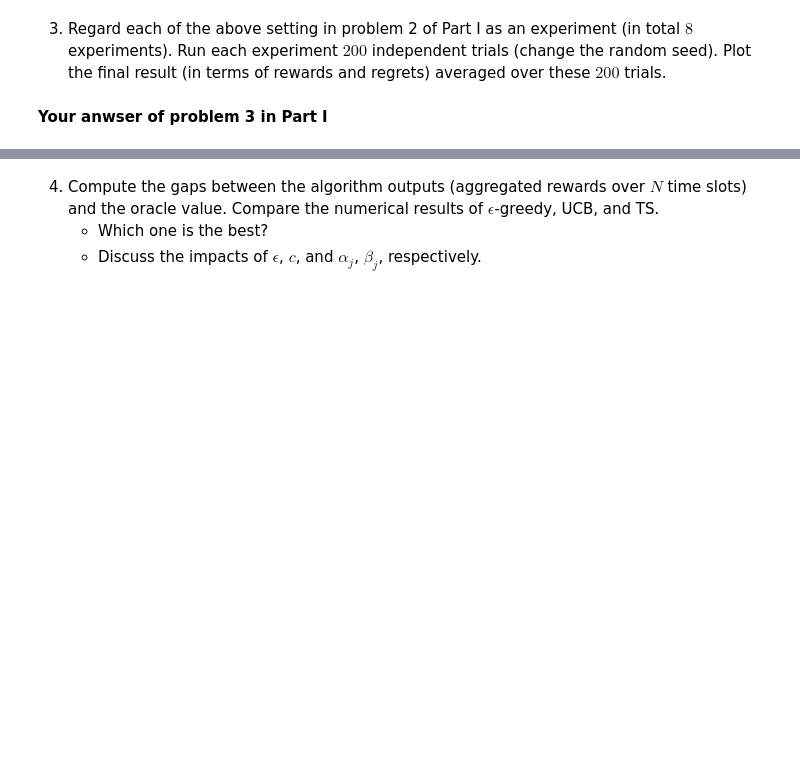
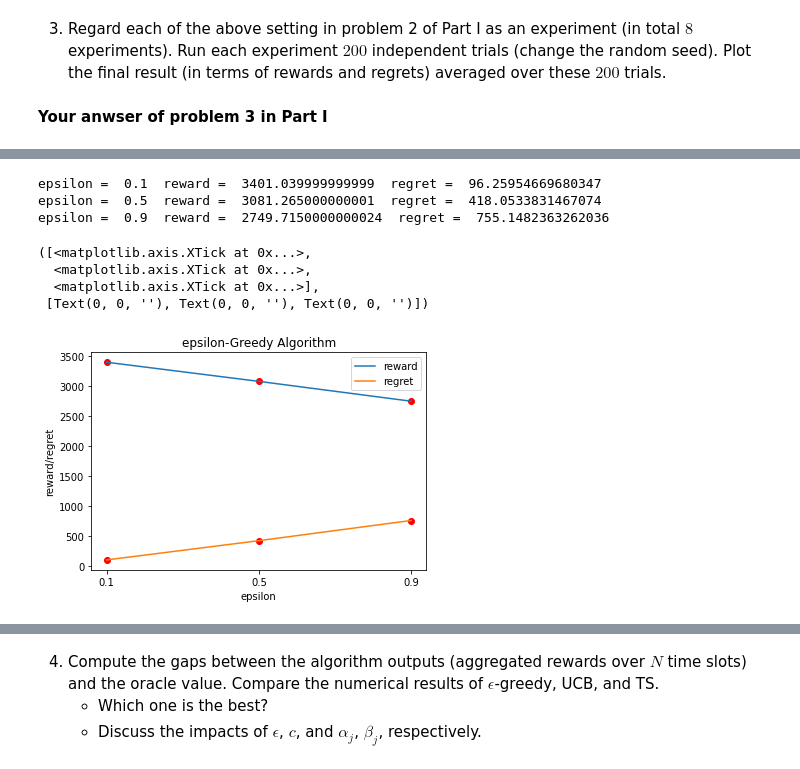
Before and after one commit to zsc2003/SI140A-final_project, a Jupyter notebook: Bandit project/Project-Bandit.ipynb, the cells around one changed output, grey strips where cells are left out. Drawn from its saved outputs; the diff is of its cells as text; code cells hidden in the pictures; blank space fills up the shorter version.

```diff
--- a/Bandit project/Project-Bandit.ipynb
+++ b/Bandit project/Project-Bandit.ipynb
@@ -125,8 +137,8 @@ import matplotlib.pyplot as plt
 
 theta_oracled = [0, 0.7, 0.5, 0.4] # the oracled theta of each arm
 
-count = None
-theta = None
+count = []
+theta = []
 
 def init_greedy():
     global count, theta
@@ -142,3 +154,8 @@ def init_UCB():
         count[arm] = 1
         r_i = np.random.binomial(1, theta_oracled[arm]) # R_I(t) ~ Bern(theta_oracled[I(t)])
         theta[arm] = r_i
+
+def init_TS():
+    global count, theta
+    count = [0, 0, 0, 0] # the initial count of each arm
+    theta = [0, 0, 0, 0] # the initial theta of each arm
@@ -149,6 +169,8 @@ def init_UCB():
 def greedy(n, epsilon):
     global count, theta
     init_greedy() # initialize the count and theta of each arm
+
+    sum_theta = 0
 
     for t in range(1, n + 1): # the time slot
         prob = random.random() # return value is in [0, 1)
@@ -162,11 +184,12 @@ def greedy(n, epsilon):
                 arm = random.randint(1, 3) # randomly choose an arm from {1,2,3}
 
         # print("time slot: ", t, " arm: ", arm)
-
+        sum_theta += theta[arm] # update the sum of theta
         r_i = np.random.binomial(1, theta_oracled[arm]) # r_i ~ Bern(theta_oracled[arm])
 
         count[arm] += 1 # update the count of the chosen arm
         theta[arm] += 1 / count[arm] * (r_i - theta[arm]) # update the theta of the chosen arm
 
     reward = count[1] * theta[1] + count[2] * theta[2] + count[3] * theta[3] # the expectation of the reward
+    regret = n * np.max(theta) - sum_theta # the regret
     return reward, regret # return the total reward and regret
@@ -261,0 +278,24 @@ print(average)
+# %%
+# plot the result
+for i in range(len(epsilon)):
+    print("epsilon = ", epsilon[i], " reward = ", rewards[i], " regret = ", regrets[i])
+
+plt.plot(epsilon,rewards)
+plt.plot(epsilon,regrets)
+plt.scatter(epsilon, rewards, c = 'red')
+plt.scatter(epsilon, regrets, c = 'red')
+
+plt.legend(["reward", "regret"])
+plt.xlabel("epsilon")
+plt.ylabel("reward/regret")
+plt.title("epsilon-Greedy Algorithm")
+plt.xticks(epsilon)
+# %% [output]
+epsilon =  0.1  reward =  3401.039999999999  regret =  96.25954669680347
+epsilon =  0.5  reward =  3081.265000000001  regret =  418.0533831467074
+epsilon =  0.9  reward =  2749.7150000000024  regret =  755.1482363262036
+([<matplotlib.axis.XTick at 0x...>,
+  <matplotlib.axis.XTick at 0x...>,
+  <matplotlib.axis.XTick at 0x...>],
+ [Text(0, 0, ''), Text(0, 0, ''), Text(0, 0, '')])
+[figure, added]
```
Also changed, not shown: parts of 34 cells of this notebook.
